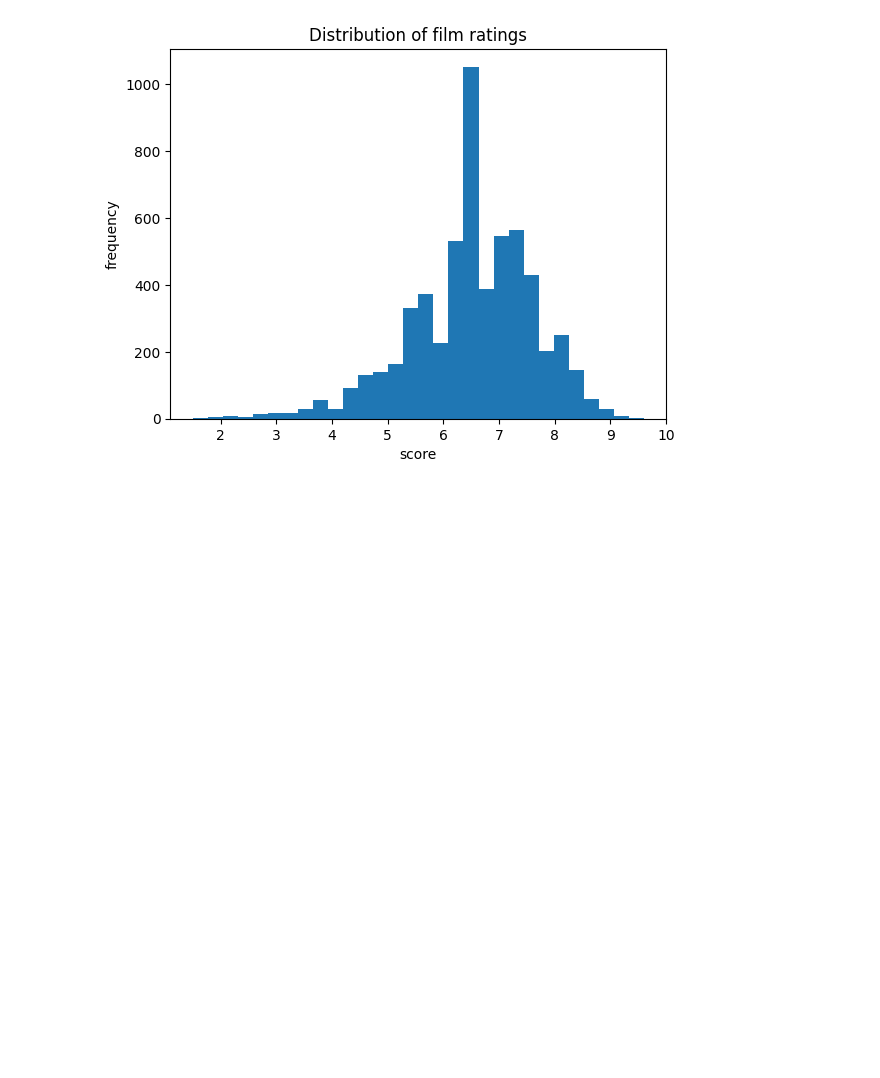
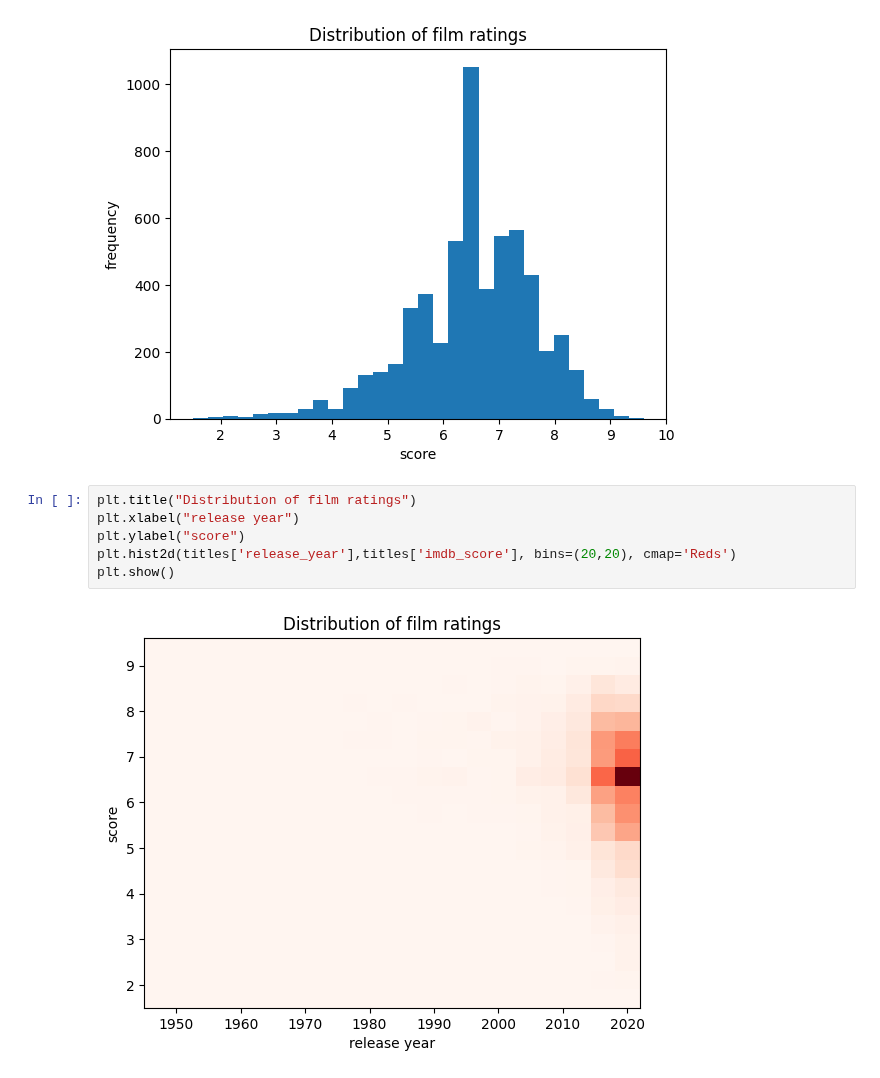
Before and after one commit to dunstanms/Netflix-notebook-EDA, a Jupyter notebook: netflix-eda-notebook.ipynb, the cells around one changed output. Cells and saved outputs as stored; diff of their text form; blank space fills up the shorter version.

```diff
--- a/netflix-eda-notebook.ipynb
+++ b/netflix-eda-notebook.ipynb
@@ -263,3 +282,11 @@ plt.hist(titles['imdb_score'], bins=30)
 plt.show()
 # %% [output]
 [figure]
+# %%
+plt.title("Distribution of film ratings")
+plt.xlabel("release year")
+plt.ylabel("score")
+plt.hist2d(titles['release_year'],titles['imdb_score'], bins=(20,20), cmap='Reds')
+plt.show()
+# %% [output]
+[figure, added]
```
Also changed, not shown: parts of 4 cells of this notebook.
